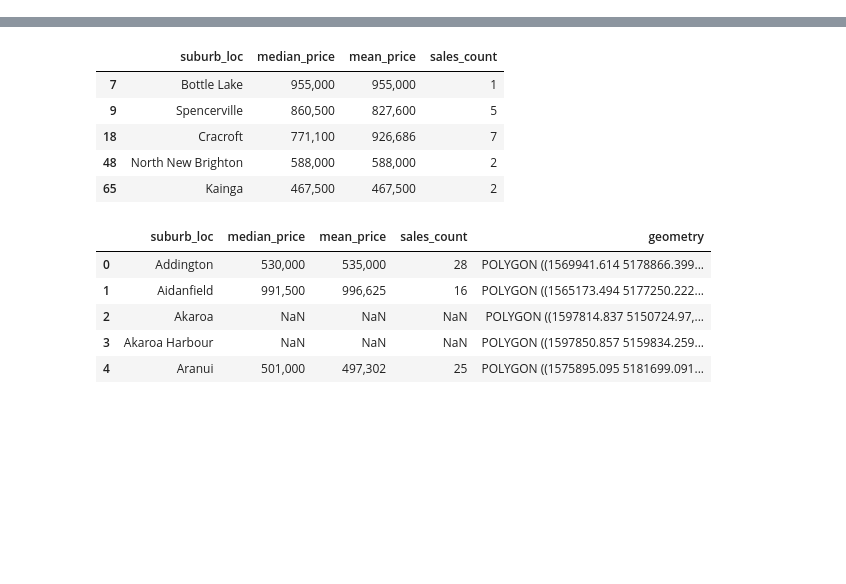
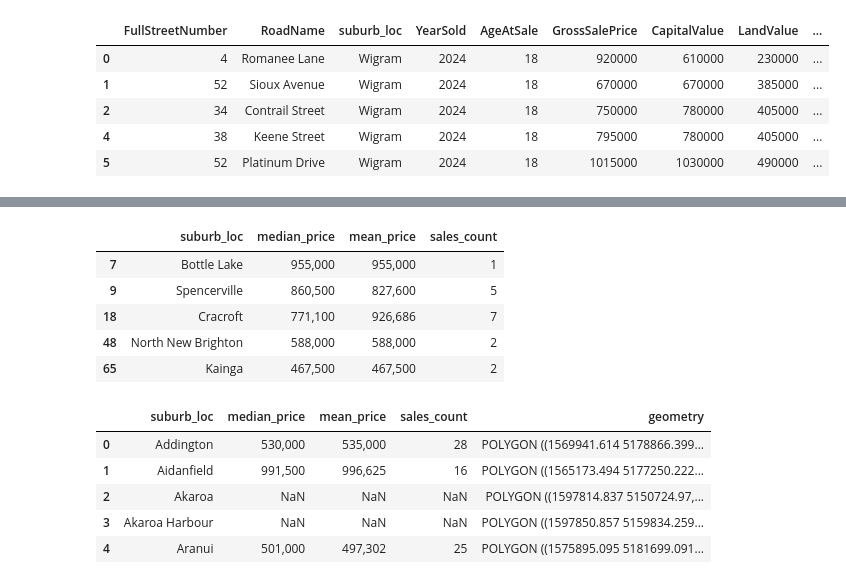
Before and after one commit to shrestha-rujal/chc-property-prices, a Jupyter notebook: property-prices.ipynb, the cells around one changed output, grey strips where cells are left out. Saved outputs shown, nothing was run; the diff lists cells and outputs as text; code cells hidden in the pictures; blank space fills up the shorter version.

```diff
--- a/property-prices.ipynb
+++ b/property-prices.ipynb
@@ -17,6 +17,15 @@ pd.set_option('display.float_format', '{:,.0f}'.format)
 # %%
 data_2024 = property_cleaned[property_cleaned['YearSold'].isin([2024])]
 # data_2024 = property_cleaned.copy()
+# %%
+data_2024.head()
+# %% [output]
+|  | FullStreetNumber | RoadName | suburb_loc | YearSold | AgeAtSale | GrossSalePrice | CapitalValue | LandValue | ... |
+| 0 | 4 | Romanee Lane | Wigram | 2024 | 18 | 920000 | 610000 | 230000 | ... |
+| 1 | 52 | Sioux Avenue | Wigram | 2024 | 18 | 670000 | 670000 | 385000 | ... |
+| 2 | 34 | Contrail Street | Wigram | 2024 | 18 | 750000 | 780000 | 405000 | ... |
+| 4 | 38 | Keene Street | Wigram | 2024 | 18 | 795000 | 780000 | 405000 | ... |
+| 5 | 52 | Platinum Drive | Wigram | 2024 | 18 | 1015000 | 1030000 | 490000 | ... |
 # %%
 pp_suburb = data_2024.groupby('suburb_loc').agg(
   median_price = ('GrossSalePrice', 'median'),
```
Also changed, not shown: 2 other files.
